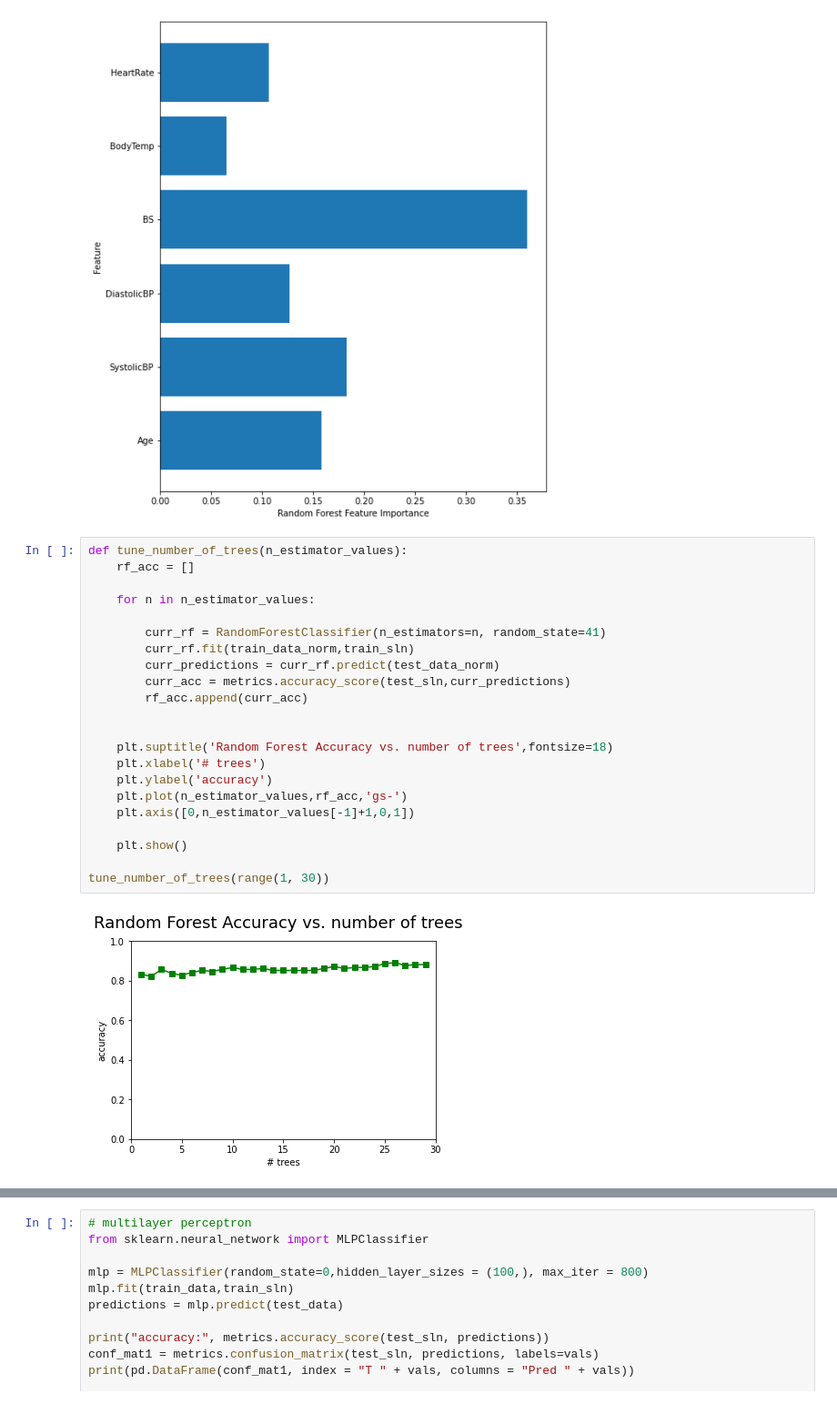
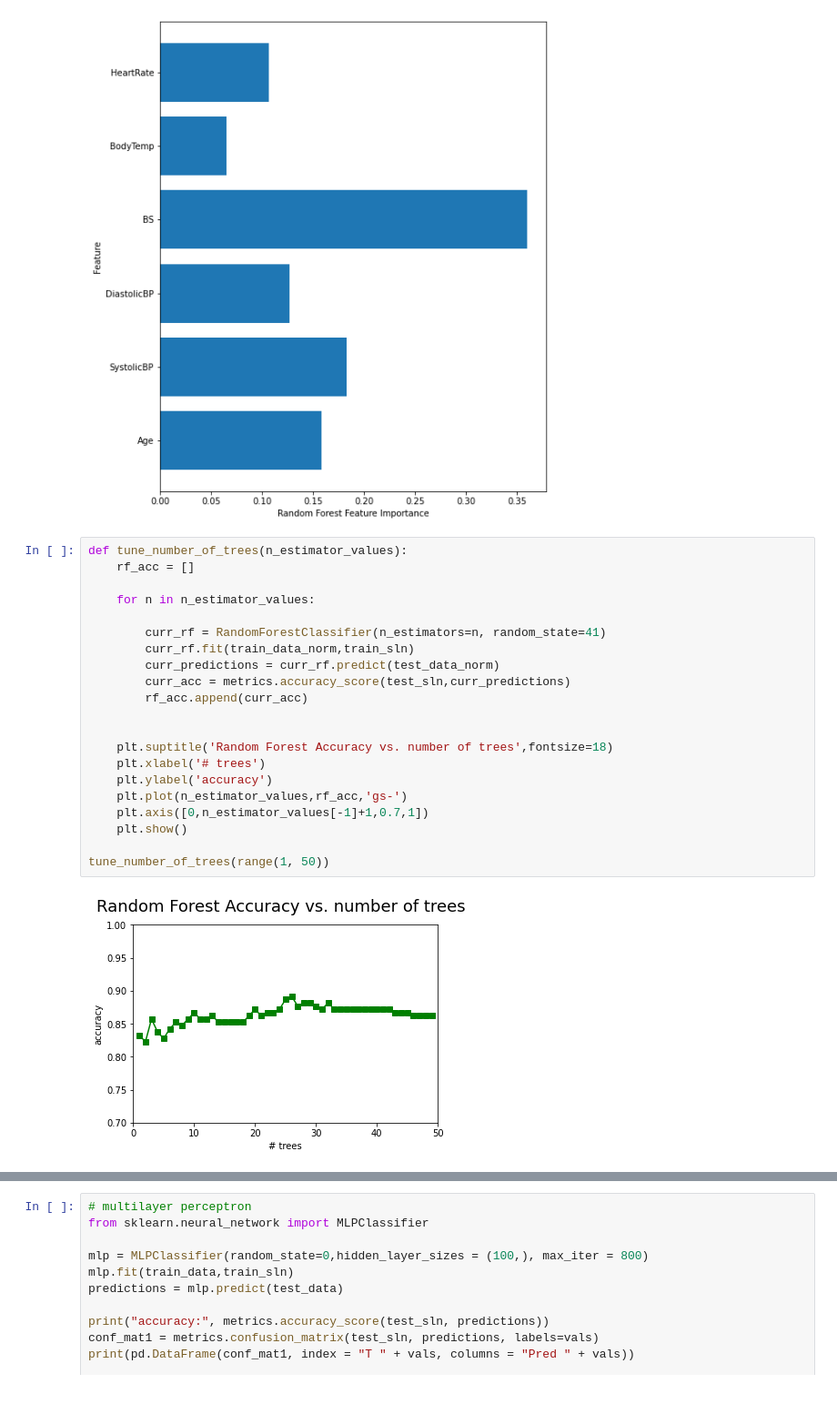
Before and after one commit to j23-cs167/project-2-simbhagat, a Jupyter notebook: Project2_bhagat.ipynb, the cells around one changed output, grey strips where cells are left out. Shown at 91% size. Drawn from its saved outputs; the diff is of its cells as text.

```diff
--- a/Project2_bhagat.ipynb
+++ b/Project2_bhagat.ipynb
@@ -127,27 +125,26 @@ T mid risk                3              8             54
 # %%
 def tune_number_of_trees(n_estimator_values):
     rf_acc = []
 
     for n in n_estimator_values:
 
         curr_rf = RandomForestClassifier(n_estimators=n, random_state=41)
         curr_rf.fit(train_data_norm,train_sln)
         curr_predictions = curr_rf.predict(test_data_norm)
         curr_acc = metrics.accuracy_score(test_sln,curr_predictions)
         rf_acc.append(curr_acc)
 
 
     plt.suptitle('Random Forest Accuracy vs. number of trees',fontsize=18)
     plt.xlabel('# trees')
     plt.ylabel('accuracy')
     plt.plot(n_estimator_values,rf_acc,'gs-')
-    plt.axis([0,n_estimator_values[-1]+1,0,1])
-
+    plt.axis([0,n_estimator_values[-1]+1,0.7,1])
     plt.show()
 
-tune_number_of_trees(range(1, 30))
+tune_number_of_trees(range(1, 50))
 # %% [output]
-[figure, old version]
+[figure, new version]
 # %%
 # support vector classifier
 from sklearn.svm import SVC
```
Also changed, not shown: parts of 10 cells of this notebook.
